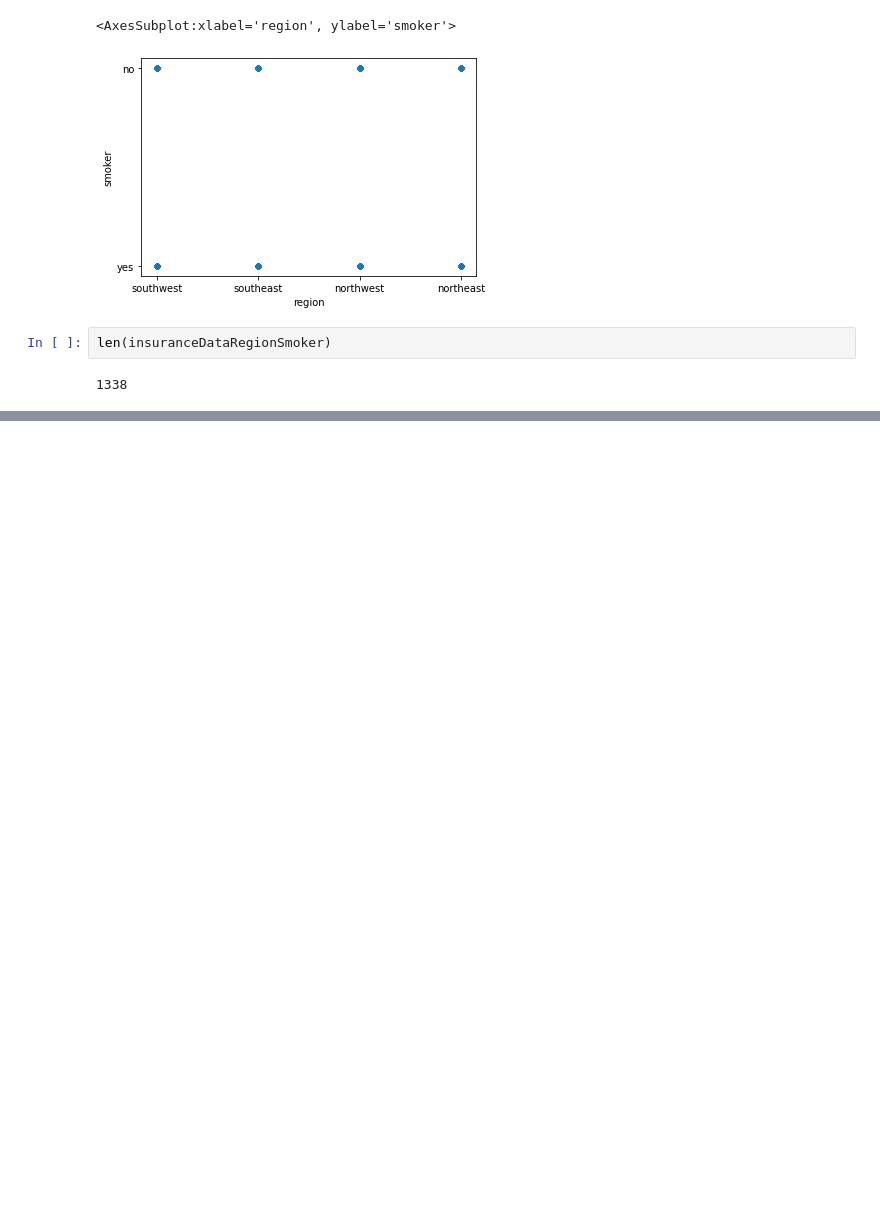
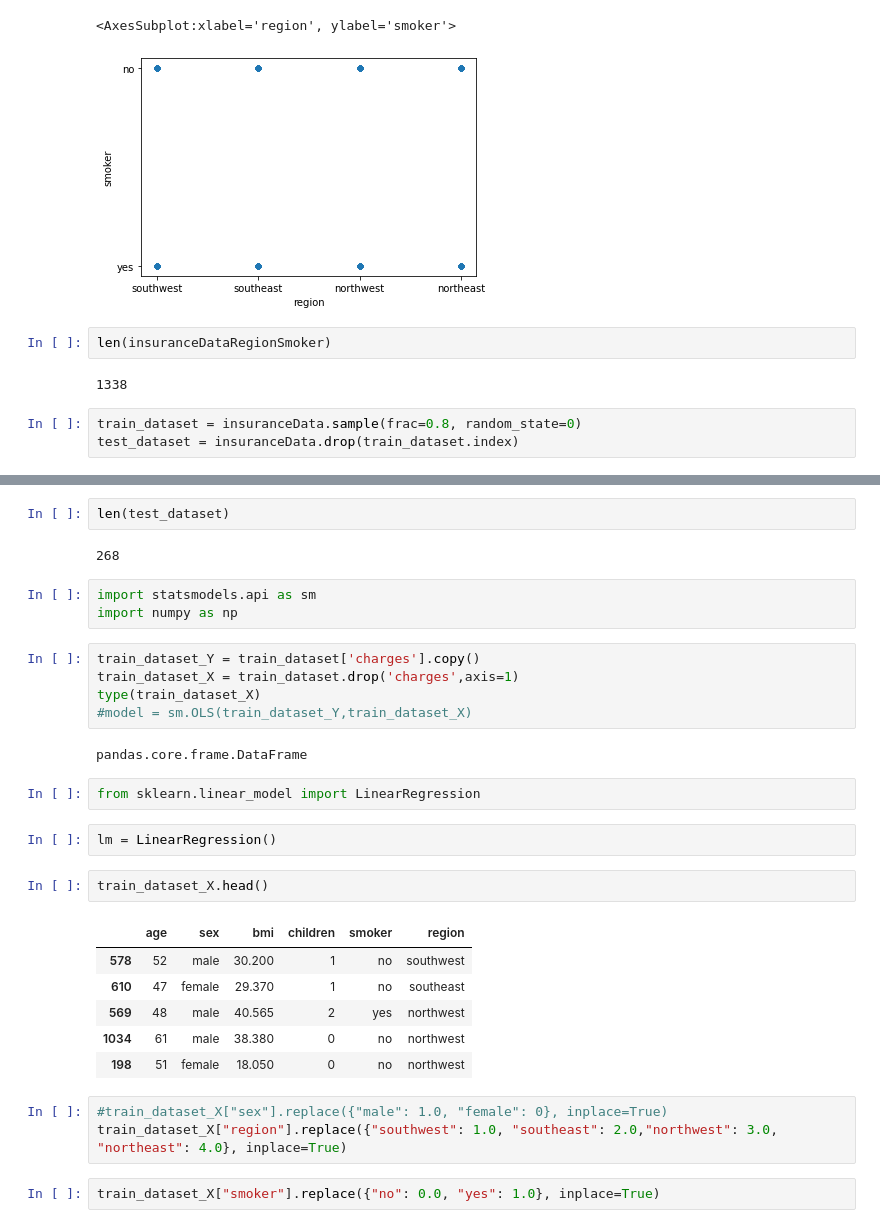
Before and after one commit to amshu12/UCSD-Machine-Learning, a Jupyter notebook: CapstoneProject/CapstoneProject.ipynb, the cells around one changed output, grey strips where cells are left out. Cells and saved outputs as stored; diff of their text form; blank space fills up the shorter version.

```diff
--- a/CapstoneProject/CapstoneProject.ipynb
+++ b/CapstoneProject/CapstoneProject.ipynb
@@ -182,3 +182,6 @@ insuranceDataRegionSmoker.plot('region', 'smoker', kind='scatter')
 len(insuranceDataRegionSmoker)
 # %% [output]
 1338
+# %%
+train_dataset = insuranceData.sample(frac=0.8, random_state=0)
+test_dataset = insuranceData.drop(train_dataset.index)
@@ -184,0 +192,32 @@ len(insuranceDataRegionSmoker)
+# %%
+len(test_dataset)
+# %% [output]
+268
+# %%
+import statsmodels.api as sm
+import numpy as np
+# %%
+train_dataset_Y = train_dataset['charges'].copy()
+train_dataset_X = train_dataset.drop('charges',axis=1)
+type(train_dataset_X)
+#model = sm.OLS(train_dataset_Y,train_dataset_X)
+# %% [output]
+pandas.core.frame.DataFrame
+# %%
+from sklearn.linear_model import LinearRegression
+# %%
+lm = LinearRegression()
+# %%
+train_dataset_X.head()
+# %% [output]
+|  | age | sex | bmi | children | smoker | region |
+| 578 | 52 | male | 30.200 | 1 | no | southwest |
+| 610 | 47 | female | 29.370 | 1 | no | southeast |
+| 569 | 48 | male | 40.565 | 2 | yes | northwest |
+| 1034 | 61 | male | 38.380 | 0 | no | northwest |
+| 198 | 51 | female | 18.050 | 0 | no | northwest |
+# %%
+#train_dataset_X["sex"].replace({"male": 1.0, "female": 0}, inplace=True)
+train_dataset_X["region"].replace({"southwest": 1.0, "southeast": 2.0,"northwest": 3.0, "northeast": 4.0}, inplace=True)
+# %%
+train_dataset_X["smoker"].replace({"no": 0.0, "yes": 1.0}, inplace=True)
```
Also changed, not shown: parts of 4 cells of this notebook.
